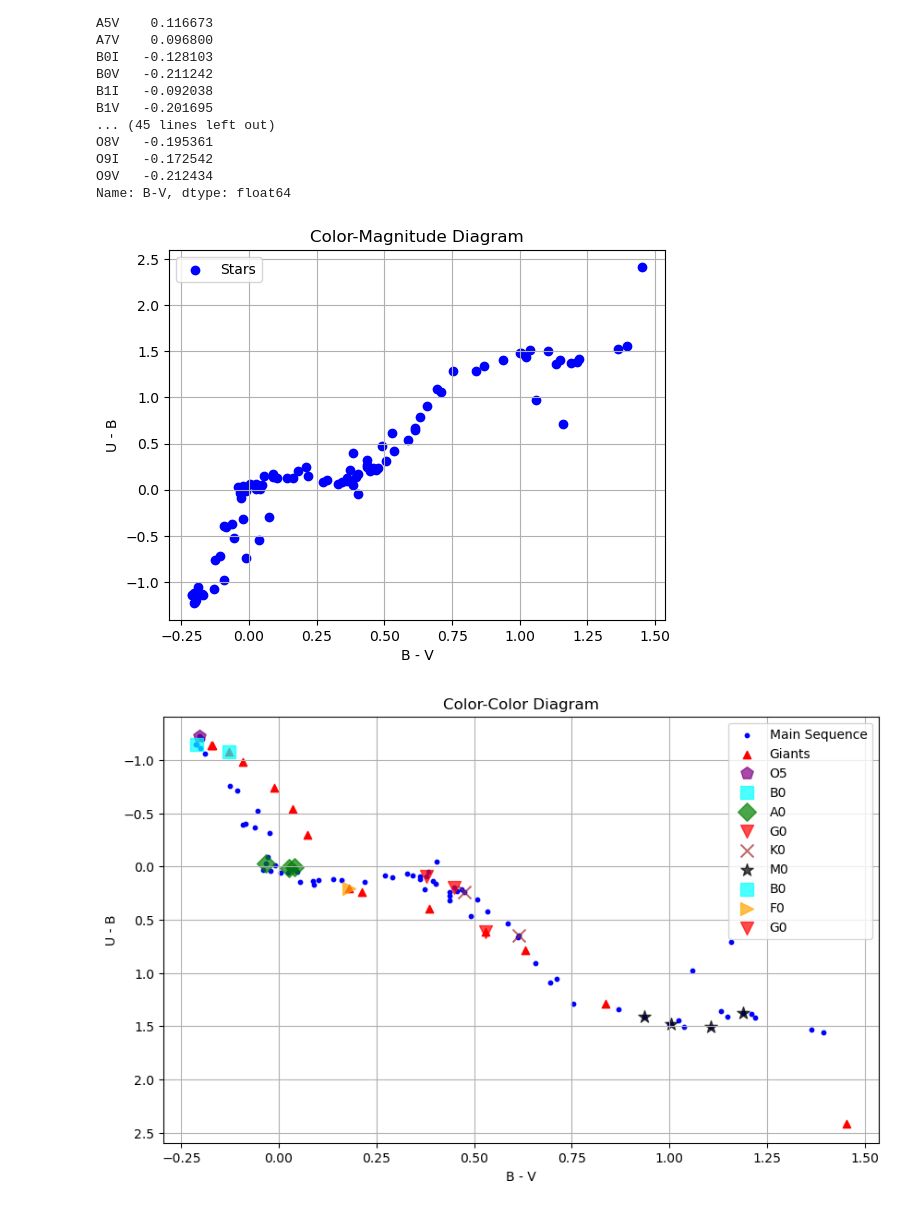
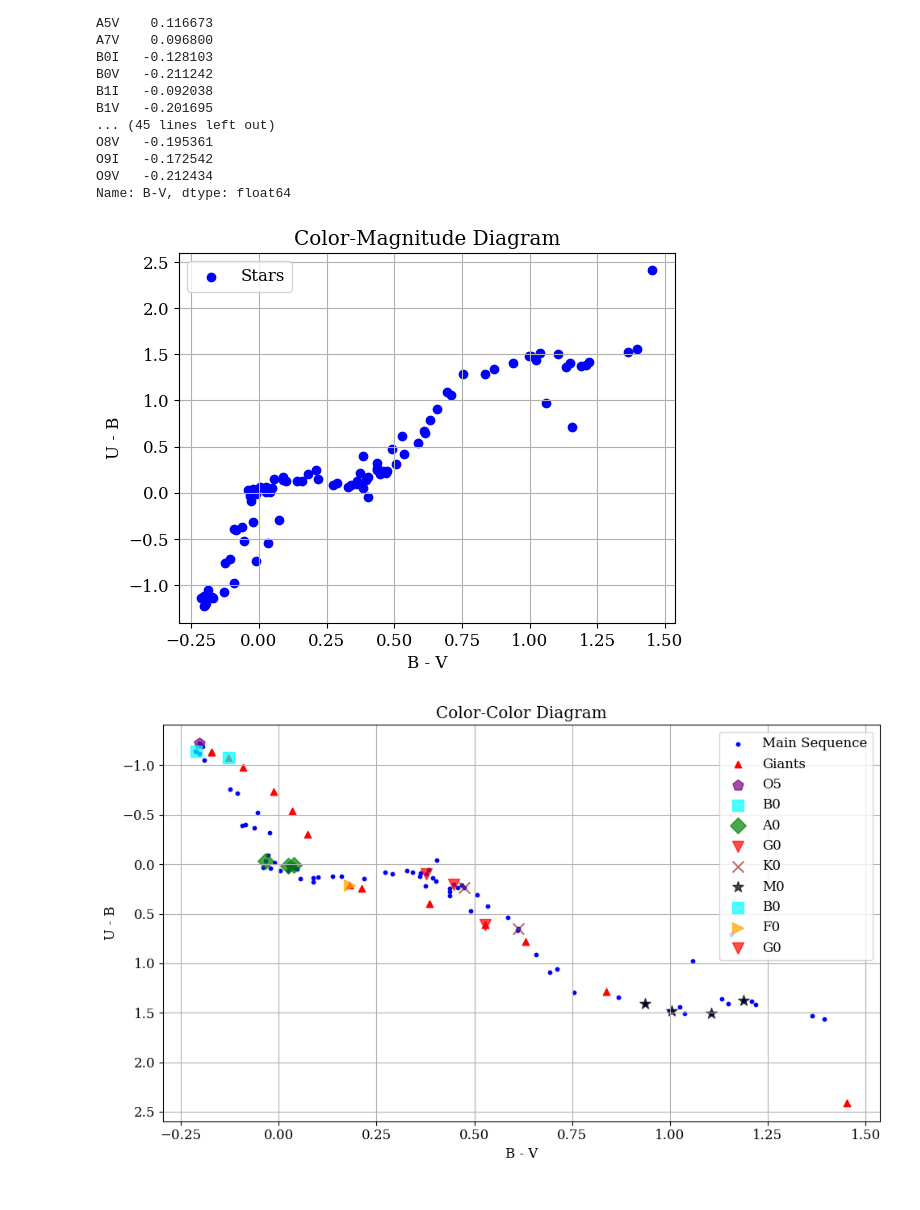
Before and after one commit to TapWhite/ALOP-PROBLEM-1-part2, a Jupyter notebook: ALOP tijdelijk.ipynb, the cells around one changed output. Cells and saved outputs as stored; diff of their text form; code cells hidden in the pictures.

```diff
--- a/ALOP tijdelijk.ipynb
+++ b/ALOP tijdelijk.ipynb
@@ -6,10 +6,8 @@ import os
 from astropy.io import fits
 import pandas as pd
 
-# Set up LaTeX for rendering text in matplotlib
-plt.rc('text', usetex=True)  # Use LaTeX for text
-plt.rc('font', family='serif')  # Use the same font family as LaTeX (serif is default in article class)
-plt.rc('font', size=12)  # Set the font size (12pt to match your LaTeX document)
+plt.rc('font', family='serif')  # Use a serif font
+plt.rc('font', size=12)  # Set font size
 
 # Read the spectra_list
 spectra_list = Table.read(fr"spectra_list.csv", format ="ascii.csv")
@@ -292,7 +286,7 @@ plt.grid(True)
 plt.legend()
 plt.show()
 # %% [output]
-[figure, old version]
+[figure, new version]
 # %%
 
 
@@ -330,35 +324,37 @@ shape_dict = {
     "B0": 's',    # Square
     "A0": 'D',    # Diamond
     "F0": '>',    # Triangle (up)
     "G0": 'v',    # Triangle (down)
     "K0": 'x',    # Cross
     "M0": '*'     # Star
 }
 
 # Plot U-B vs B-V
 plt.figure(figsize=(10, 6))
 
 # Plot Main Sequence Stars
 plt.scatter(main_sequence['B-V'], main_sequence['U-B'], label='Main Sequence', s=10, c='blue', marker='o')
 
 # Plot Giants
 plt.scatter(giants['B-V'], giants['U-B'], label='Giants', c='red', marker='^')
 
 # Plot and label specific spectral types
 plot_spectral_types(main_sequence, spectral_types, color_dict)
 plot_spectral_types(giants, spectral_types, color_dict)
 
 # Add labels and legend
 plt.xlabel('B - V')
 plt.ylabel('U - B')
 plt.gca().invert_yaxis()
 plt.title('Color-Color Diagram')
-plt.legend()
+plt.legend(loc='upper right')
 plt.grid(True)
+plt.tight_layout()
+
 plt.savefig('pdf/cc_diagram.pdf')
 plt.show()
 # %% [output]
-[figure, old version]
+[figure, new version]
 # %%
 import pandas as pd
 mean_bv = pd.read_csv('mean_bv.csv', index_col=0)  # 'index_col=0' to keep the 'type' as index
```
Also changed, not shown: parts of 8 cells of this notebook, 8 other files.
